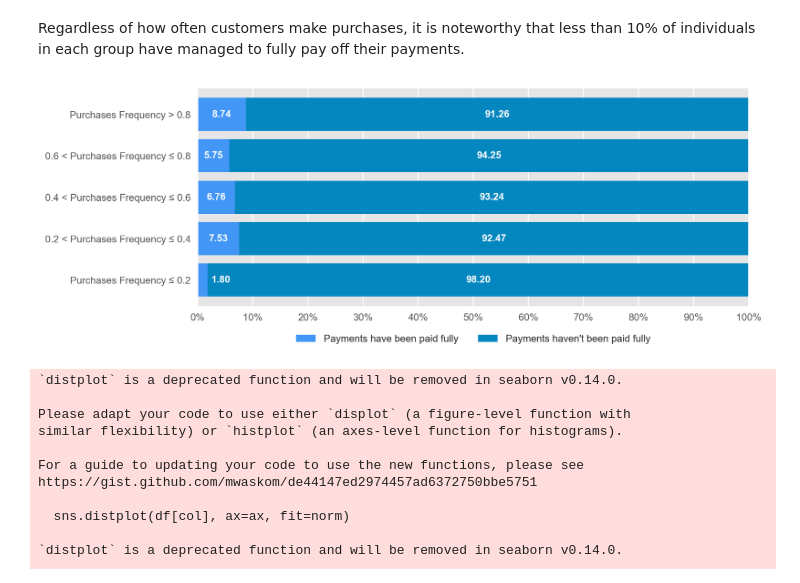
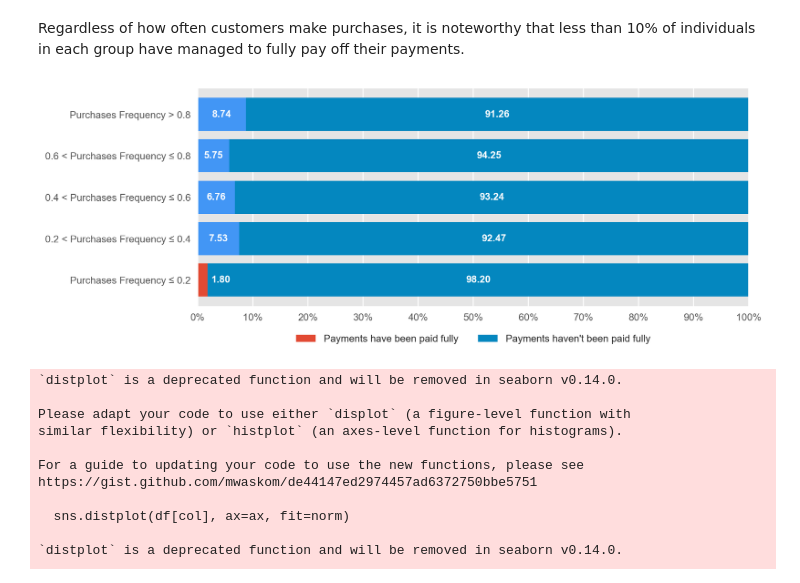
Before and after one commit to agyaldira/credit-card-clustering-kmeans, a Jupyter notebook: credit-card-clustering-kmeans.ipynb, the cells around one changed output. Saved outputs shown, nothing was run; the diff lists cells and outputs as text; code cells hidden in the pictures.

```diff
--- a/credit-card-clustering-kmeans.ipynb
+++ b/credit-card-clustering-kmeans.ipynb
@@ -163,35 +163,35 @@ labels = [
     "Purchases Frequency ≤ 0.2","0.2 < Purchases Frequency ≤ 0.4","0.4 < Purchases Frequency ≤ 0.6",
     "0.6 < Purchases Frequency ≤ 0.8","Purchases Frequency > 0.8"
 ]
 
 prc_full_payment_is_1,prc_full_payment_not_1 = [],[]
 for subset in [first,second,third,fourth,fifth]:
     prc_full_payment_is_1.append(len(subset[subset["prc_full_payment"] == 1]) / len(subset) * 100)
     prc_full_payment_not_1.append(len(subset[subset["prc_full_payment"] != 1]) / len(subset) * 100)
 
 fig,ax = plt.subplots(figsize=(10,4),dpi=200)
 n = 0
 
 for label,prc_is_1,prc_not_1 in zip(labels,prc_full_payment_is_1,prc_full_payment_not_1):
     if n == 0:
-        ax.barh(label,prc_is_1,color="#4296F5",label="Payments have been paid fully")
+        ax.barh(label,prc_is_1,label="Payments have been paid fully")
         ax.barh(label,prc_not_1,left=prc_is_1,color="#0487BF",label="Payments haven't been paid fully")
         n += 1
     else:
         ax.barh(label,prc_is_1,color="#4296F5")
         ax.barh(label,prc_not_1,left=prc_is_1,color="#0487BF")
 for container in ax.containers[:1]:
     ax.bar_label(container,fmt="%.2f",padding=4,color="white",fontweight="bold")
 for container in ax.containers[1:]:
     ax.bar_label(container,fmt="%.2f",label_type="center",color="white",fontweight="bold")
 
 ax.set_xlim(xmax=100)
 ax.set_xticks(np.arange(0,101,10),[f"{xtick}%" for xtick in np.arange(0,101,10)])
 ax.legend(ncol=2,bbox_to_anchor=(0.5,-0.15),loc="center")
 
 plt.show()
 # %% [output]
-[figure, old version]
+[figure, new version]
 # %%
 from scipy.stats import norm
 
```
Also changed, not shown: parts of 13 cells of this notebook, 2 other files.
